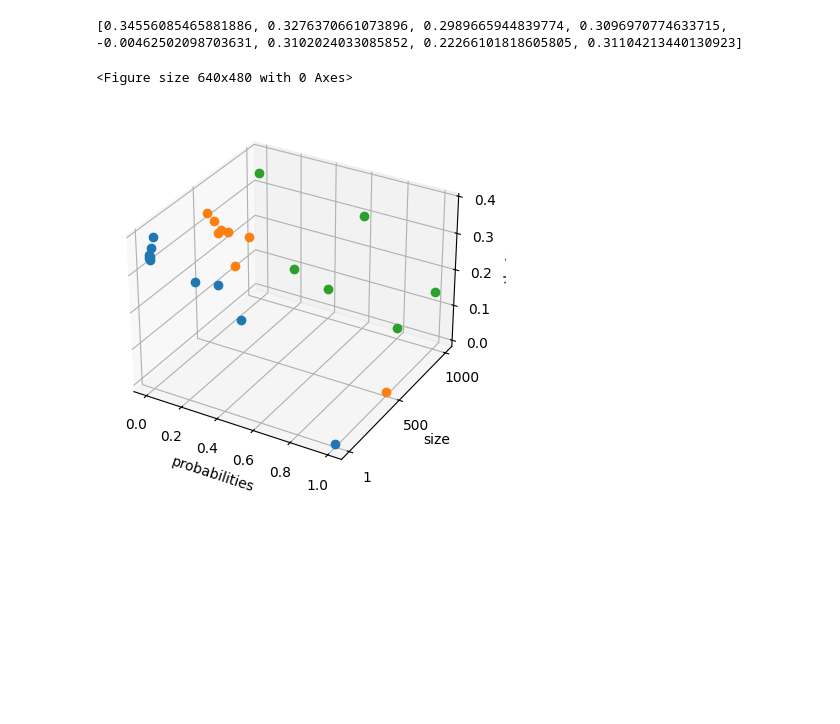
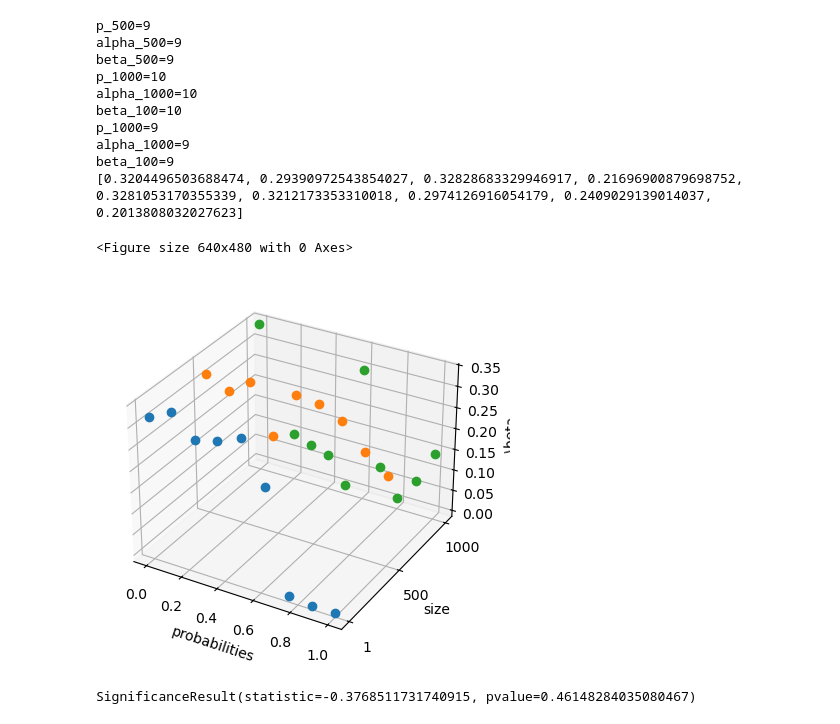
Before and after one commit to maxou2804/script_1D_Eden, a Jupyter notebook: plot_3_d.ipynb, the cells around one changed output. Cells and saved outputs as stored; diff of their text form; code cells hidden in the pictures; blank space fills up the shorter version.

```diff
--- a/plot_3_d.ipynb
+++ b/plot_3_d.ipynb
@@ -5,44 +5,72 @@ import numpy as np
 fig=plt.figure()
 ax = plt.figure().add_subplot(111,projection='3d')
 
 c_list = []
 colors = ('r', 'g', 'b', 'k')
 
-p_500=[0, 0.00025, 0.0004, 0.0005, 0.00625, 0.00075, 0.001, 0.0015]
-beta_500=[0.34556085465881886, 0.3276370661073896, 0.2989665944839774, 0.3096970774633715, -0.00462502098703631, 0.3102024033085852, 0.22266101818605805, 0.31104213440130923]
-alpha_500=[0.50423229 ,0.62511891 ,0.70304121 ,0.64321055 , 0.46201471 ,0.63030955,0.5995291, 0.60051276 ]
+p_500=[0 ,       0.00016667, 0.00033333, 0.0005,     0.00066667, 0.00083333,0.001, 0.00116667, 0.00133333]
+p_500=np.array(p_500)*300
+alpha_500=[ 0.4626892,0.59669914, 0.62661771, 0.61084323, 0.60828341, 0.59210521, 0.62816246, 0.64208019,0.59757081]
+beta_500=[np.float64(0.3204496503688474), np.float64(0.29390972543854027), np.float64(0.32828683329946917), np.float64(0.21696900879698752), np.float64(0.3281053170355339),
+ np.float64(0.3212173353310018), np.float64(0.2974126916054179), np.float64(0.2409029139014037), np.float64(0.2013808032027623)]
 
-p_1000=[0, 1e-05, 2e-05, 3e-05, 4e-05, 5e-05]
-beta_1000=[0.34556085465881886, 0.09761253582555589, 0.06904401372192766, 0.300819074111096, 0.012779626764001488, 0.14541629646376542]
-alpha_1000=[ 0.50423229,0.70598515, 0.68625507, 0.64743809,0.67029626 ,0.67063507]
+print(f'p_500={len(p_500)}')
+print(f'alpha_500={len(alpha_500)}')
+print(f'beta_500={len(beta_500)}')
 
-p_1=[0, 0.0001, 0.0005, 0.001, 0.005, 0.01, 0.1, 0.15, 0.2, 0.4]
-beta_1=[0.346812482109704, 0.34082460892932853, 0.34406869430504544, 0.33391273563027796, 0.36824854483832786, 0.398550081018931, 0.31072962051446407, 0.3205339698568981, 0.24754186307873965, -0.008982286211325406]
-alpha_1=[0.5168022755774675, 0.44638487810752686, 0.4780856714829171, 0.5002654064152032, 0.4741653692016427, 0.4323945681420591, 0.4948588856394455, 0.5739448491260996, 0.5830232130565081, 0.15446750868751188]
+p_1000=[0, 1e-05, 1.5e-05, 2e-05, 2.5e-05, 3e-05, 3.5e-05, 4e-05, 4.5e-05, 5e-05]
+p_1000=np.array(p_1000)*20000
+alpha_1000=[ 0.50423229,0.70598515 ,0.70540182 ,0.68625507 ,0.66039106,0.64743809,0.6733533 ,0.67029626 ,0.66920015,0.67063507]
+beta_1000=[np.float64(0.3455608546588189), np.float64(0.09761253582555585), np.float64(0.08189717249530705), np.float64(0.0690440137219276), np.float64(0.005546298766566502), np.float64(0.30081907411109593), np.float64(0.07728353168538357), np.float64(0.01277962676400151), np.float64(0.06696479377968895), np.float64(0.1454162964637654)]
 
+
+print(f'p_1000={len(p_1000)}')
+print(f'alpha_1000={len(alpha_1000)}')
+print(f'beta_100={len(beta_1000)}')
+
+p_1=[0,0.05,0.1,0.15,0.2,0.25,0.3,0.35,0.4]
+alpha_1=[np.float64(0.46268919506882333), np.float64(0.5077476923610046), np.float64(0.5292780770852075), np.float64(0.5242541799013171), np.float64(0.573242473014759), np.float64(0.5947347559730042),
+  np.float64(0.2945618722584625), np.float64(0.15517322400441555), np.float64(0.11301688886936709)]
+beta_1=[np.float64(0.3204496503688474), np.float64(0.34538024027088815), np.float64(0.298085425230953), np.float64(0.30954859352970704), np.float64(0.3313552221979226),
+         np.float64(0.23697025876319017), np.float64(0.00020995952293823675), np.float64(-0.007599023393606359), np.float64(-0.005958786370287067)]
+
+
+print(f'p_1000={len(p_1)}')
+print(f'alpha_1000={len(alpha_1)}')
+print(f'beta_100={len(beta_1)}')
 
 p=[p_1,p_500,p_1000]
 beta=[beta_1,beta_500,beta_1000]
+alpha=[alpha_1,alpha_500,alpha_1000]
 
 
 print(beta[1])
 
 for y in list(range(0,3)):
 
     ax.plot((p[y])/np.max(p[y]),beta[y],y,zdir="y",marker='o',linestyle='')
 
 
 
 plt.xlabel('probabilities')
 plt.ylabel('size')
 ax.set_zlabel(r"\beta")
 ax.set_yticks([0, 1, 2])
 ax.set_yticklabels(['1', '500', '1000'])
 plt.show()
 # %% [output]
-[0.34556085465881886, 0.3276370661073896, 0.2989665944839774, 0.3096970774633715, -0.00462502098703631, 0.3102024033085852, 0.22266101818605805, 0.31104213440130923]
+p_500=9
+alpha_500=9
+beta_500=9
+p_1000=10
+alpha_1000=10
+beta_100=10
+p_1000=9
+alpha_1000=9
+beta_100=9
+[0.3204496503688474, 0.29390972543854027, 0.32828683329946917, 0.21696900879698752, 0.3281053170355339, 0.3212173353310018, 0.2974126916054179, 0.2409029139014037, 0.2013808032027623]
 <Figure size 640x480 with 0 Axes>
-[figure, old version]
+[figure, new version]
 # %%
 import plotly.graph_objects as go
 import numpy as np
@@ -134,0 +213,10 @@ fig.show()
+# %%
+ratio_area_population=[3.56*10**(-4),1.87*10**(-4),5*10**(-5),8*10**(-5),3*10**(-4),6*10**(-4)]
+peripheric_urban_area=[2.5,2.5,20,7,22,5]
+
+from scipy import stats
+
+corr_beta_densities=stats.spearmanr(ratio_area_population,peripheric_urban_area)
+print(corr_beta_densities)
+# %% [output]
+SignificanceResult(statistic=-0.3768511731740915, pvalue=0.46148284035080467)
```
Also changed, not shown: parts of 2 cells of this notebook, 1 other file.
